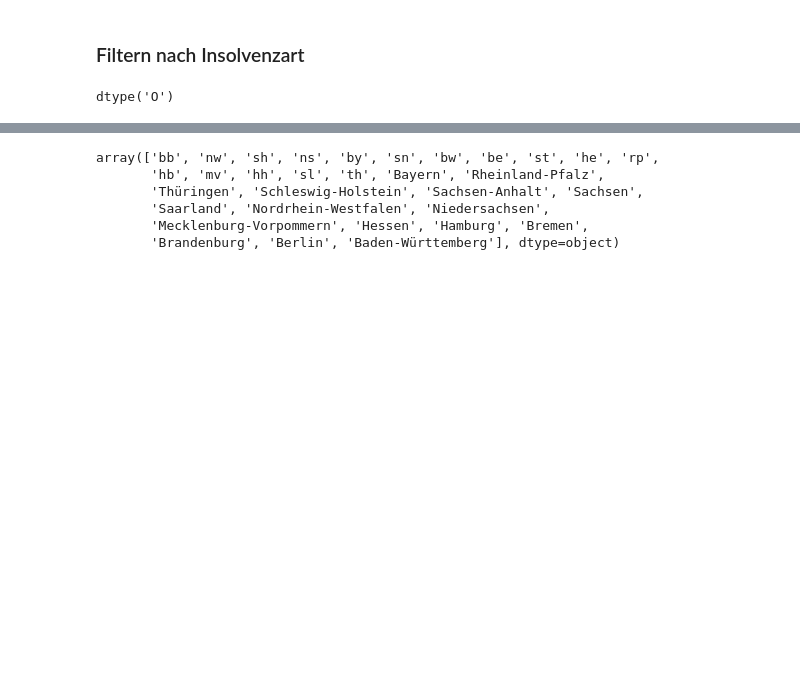
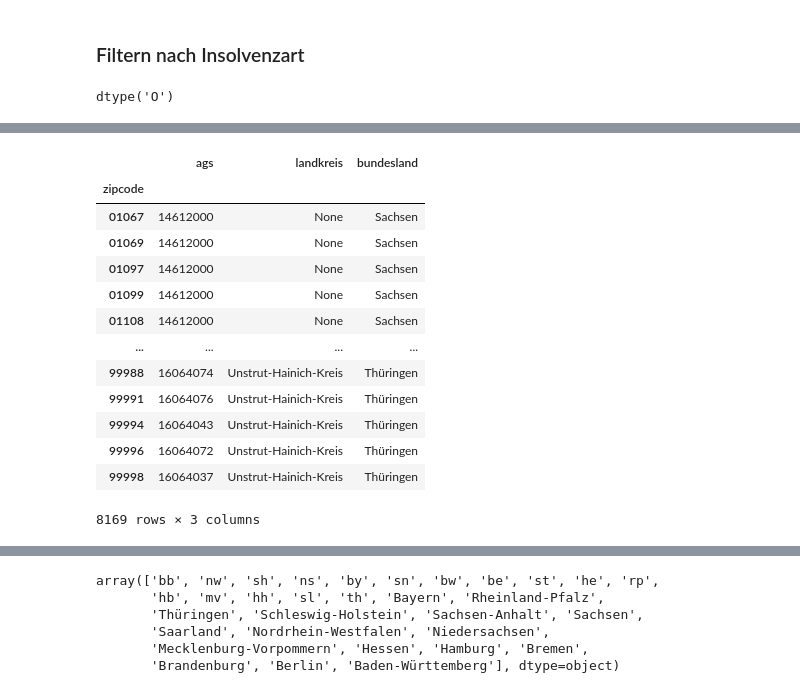
Before and after one commit to wdr-data/insolvenzen, a Jupyter notebook: Insolvenzen_alles.ipynb, the cells around one changed output, grey strips where cells are left out. Cells and saved outputs as stored; diff of their text form; code cells hidden in the pictures; blank space fills up the shorter version.

```diff
--- a/Insolvenzen_alles.ipynb
+++ b/Insolvenzen_alles.ipynb
@@ -188,0 +204,17 @@ eröffnung_court_nw.sample(10)
+# %%
+df_osm_plz
+# %% [output]
+|  | ags | landkreis | bundesland |
+| zipcode |  |  |  |
+| 01067 | 14612000 | None | Sachsen |
+| 01069 | 14612000 | None | Sachsen |
+| 01097 | 14612000 | None | Sachsen |
+| 01099 | 14612000 | None | Sachsen |
+| 01108 | 14612000 | None | Sachsen |
+| ... | ... | ... | ... |
+| 99988 | 16064074 | Unstrut-Hainich-Kreis | Thüringen |
+| 99991 | 16064076 | Unstrut-Hainich-Kreis | Thüringen |
+| 99994 | 16064043 | Unstrut-Hainich-Kreis | Thüringen |
+| 99996 | 16064072 | Unstrut-Hainich-Kreis | Thüringen |
+| 99998 | 16064037 | Unstrut-Hainich-Kreis | Thüringen |
+8169 rows × 3 columns
```
Also changed, not shown: parts of 7 cells of this notebook, 3 other files.
